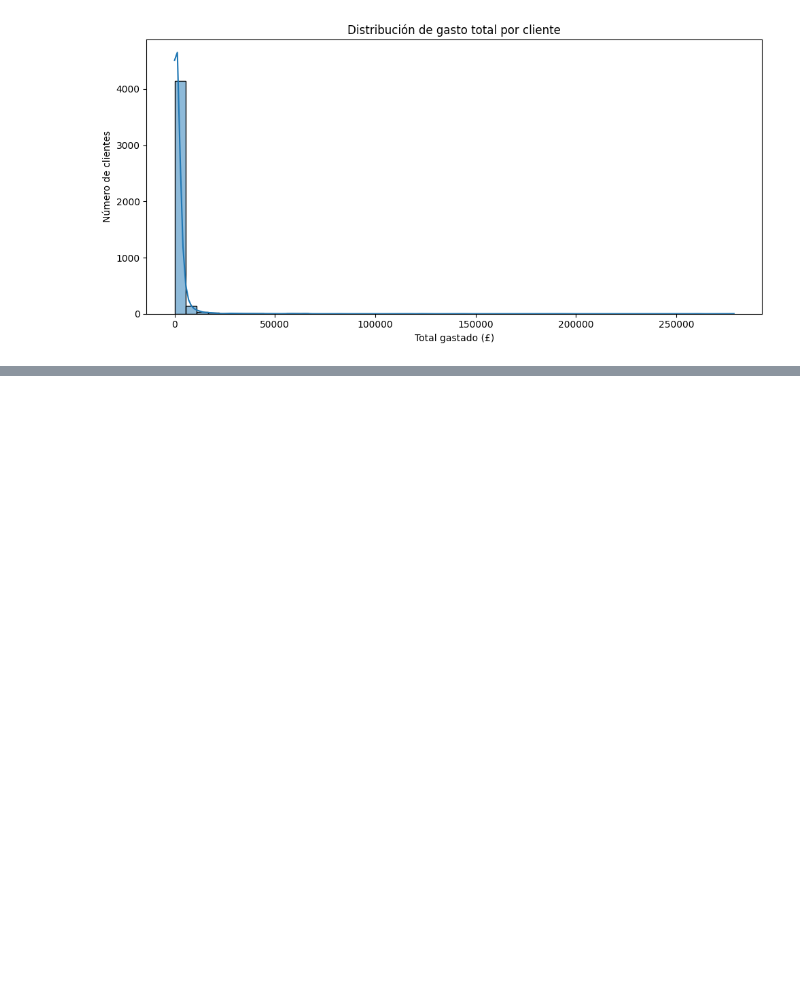
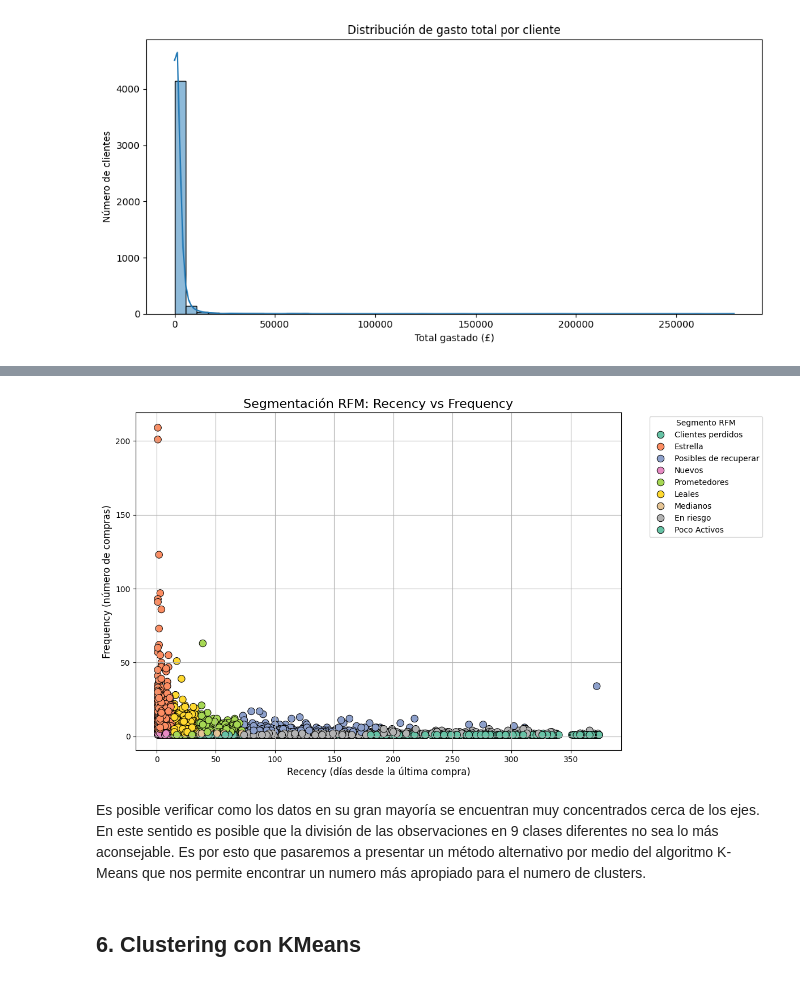
Before and after one commit to MiguelCrispim911/Proyecto-Segmentacion-RFM, a Jupyter notebook: notebooks/analisis.ipynb, the cells around one changed output, grey strips where cells are left out. Drawn from its saved outputs; the diff is of its cells as text; code cells hidden in the pictures; blank space fills up the shorter version.

```diff
--- a/notebooks/analisis.ipynb
+++ b/notebooks/analisis.ipynb
@@ -373,0 +411,13 @@ plt.show()
+# %%
+# Recency Score: cuanto menor el valor, mejor
+rfm['Recency_score'] = pd.qcut(rfm['Recency'], 5, labels=[5, 4, 3, 2, 1])
+
+# Frequency Score: cuanto mayor, mejor
+rfm['Frequency_score'] = pd.qcut(
+    rfm['Frequency'].rank(method='first'),
+    5,
+    labels=[1, 2, 3, 4, 5]
+)
+
+# Monetary Score: cuanto mayor
+rfm['Monetary_score'] = pd.qcut(rfm['Monetary'], 5, labels=[1, 2, 3, 4, 5])
@@ -403,3 +481,0 @@ segment_map_ordenado = {
-# %%
-#Mapeando segmentos RFM a nombres
-rfm['rfm_segment'] = rfm['rfm_segment'].replace(segment_map_ordenado, regex = True)
@@ -439,5 +481,0 @@ array([[ 2.33523921e+00, -3.98204815e-01,  8.75593107e+00],
-# %%
-from sklearn.cluster import KMeans
-kmeans = KMeans(n_clusters = 4, random_state = 42)
-kmeans.fit(rfm_scaled)
-rfm['Cluster'] = kmeans.labels_
@@ -459,0 +482,25 @@ rfm
+# %%
+plt.figure(figsize=(12, 7))
+sns.scatterplot(
+    data=rfm,
+    x='Recency',
+    y='Frequency',
+    hue='Segmento',
+    palette='Set2',
+    s=80,
+    edgecolor='black'
+)
+plt.title('Segmentación RFM: Recency vs Frequency', fontsize=16)
+plt.xlabel('Recency (días desde la última compra)', fontsize=12)
+plt.ylabel('Frequency (número de compras)', fontsize=12)
+plt.legend(title='Segmento RFM', bbox_to_anchor=(1.05, 1), loc='upper left')
+plt.grid(True)
+plt.tight_layout()
+plt.show()
+# %% [output]
+[figure, added]
+# %% [markdown]
+Es posible verificar como los datos en su gran mayoría se encuentran muy concentrados cerca de los ejes. En este sentido es posible que la división de las observaciones en 9 clases diferentes no sea lo más aconsejable.
+Es por esto que pasaremos a presentar un método alternativo por medio del algoritmo K-Means que nos permite encontrar un numero más apropiado para el numero de clusters.
+# %% [markdown]
+## 6. Clustering con KMeans
```
Also changed, not shown: parts of 37 cells of this notebook.
